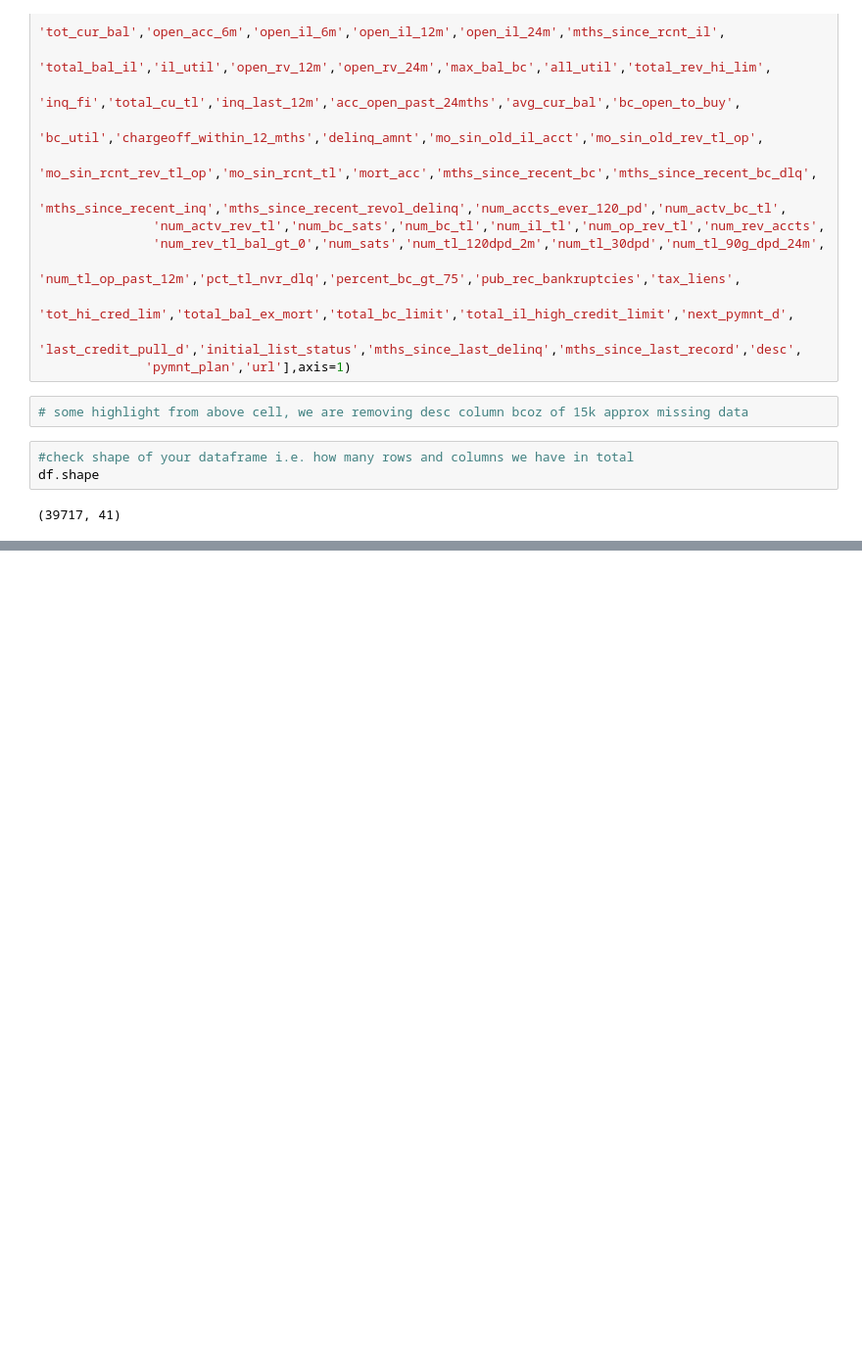
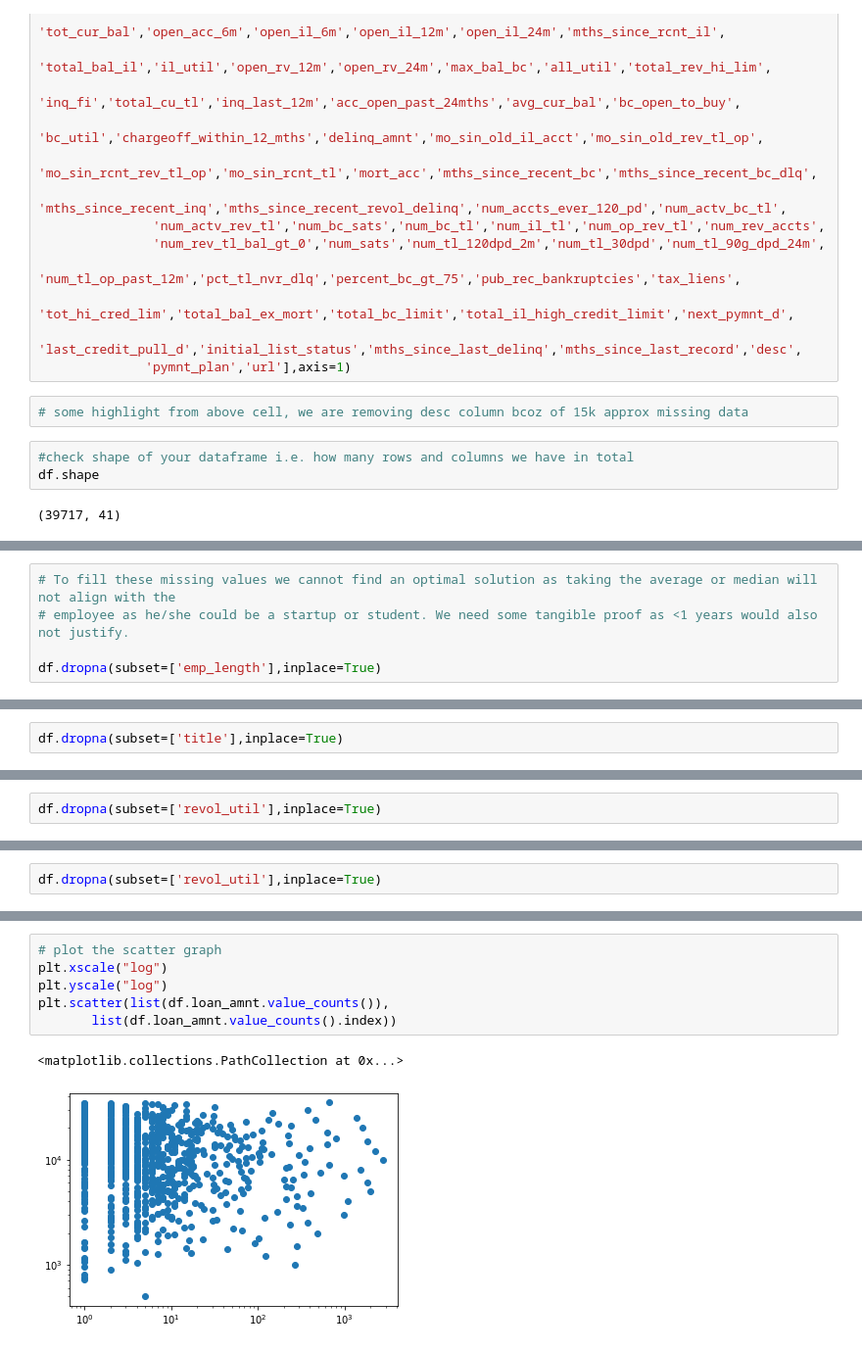
Before and after one commit to MrRobo-t/lending-case-study, a Jupyter notebook: Gaurav_Malhotra.ipynb, the cells around one changed output, grey strips where cells are left out. Shown at 98% size. Drawn from its saved outputs; the diff is of its cells as text; blank space fills up the shorter version.

```diff
--- a/Gaurav_Malhotra.ipynb
+++ b/Gaurav_Malhotra.ipynb
@@ -82,0 +128,5 @@ df["id"].nunique()
+# %%
+# To fill these missing values we cannot find an optimal solution as taking the average or median will not align with the
+# employee as he/she could be a startup or student. We need some tangible proof as <1 years would also not justify.
+
+df.dropna(subset=['emp_length'],inplace=True)
@@ -82,0 +145,2 @@ df["id"].nunique()
+# %%
+df.dropna(subset=['title'],inplace=True)
@@ -82,0 +158,2 @@ df["id"].nunique()
+# %%
+df.dropna(subset=['revol_util'],inplace=True)
@@ -82,0 +171,2 @@ df["id"].nunique()
+# %%
+df.dropna(subset=['revol_util'],inplace=True)
@@ -111,0 +208,9 @@ df["loan_amnt"].nunique()
+# %%
+# plot the scatter graph
+plt.xscale("log")
+plt.yscale("log")
+plt.scatter(list(df.loan_amnt.value_counts()),
+       list(df.loan_amnt.value_counts().index))
+# %% [output]
+<matplotlib.collections.PathCollection at 0x...>
+[figure, added]
```
Also changed, not shown: parts of 41 cells of this notebook.
